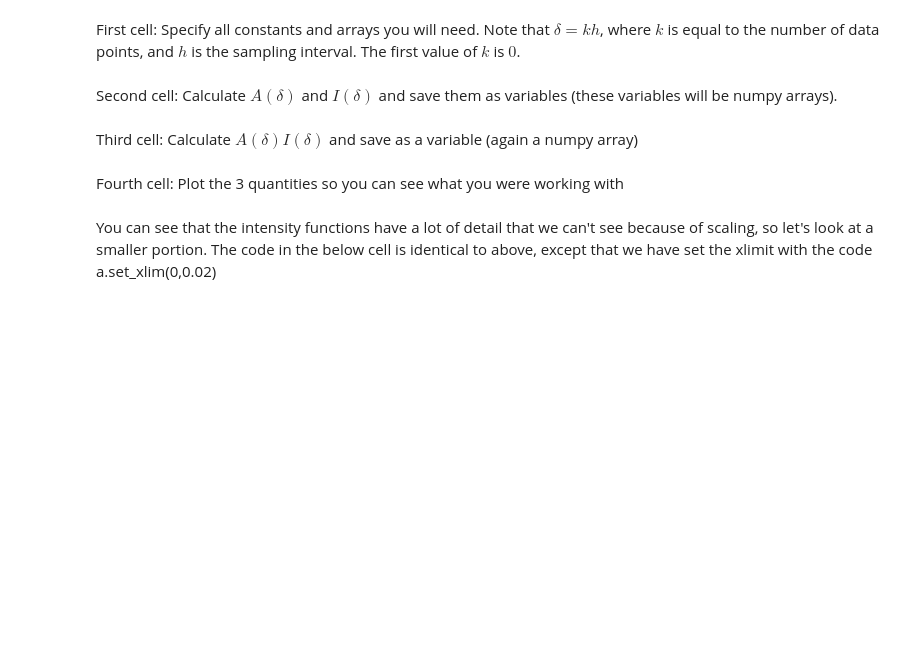
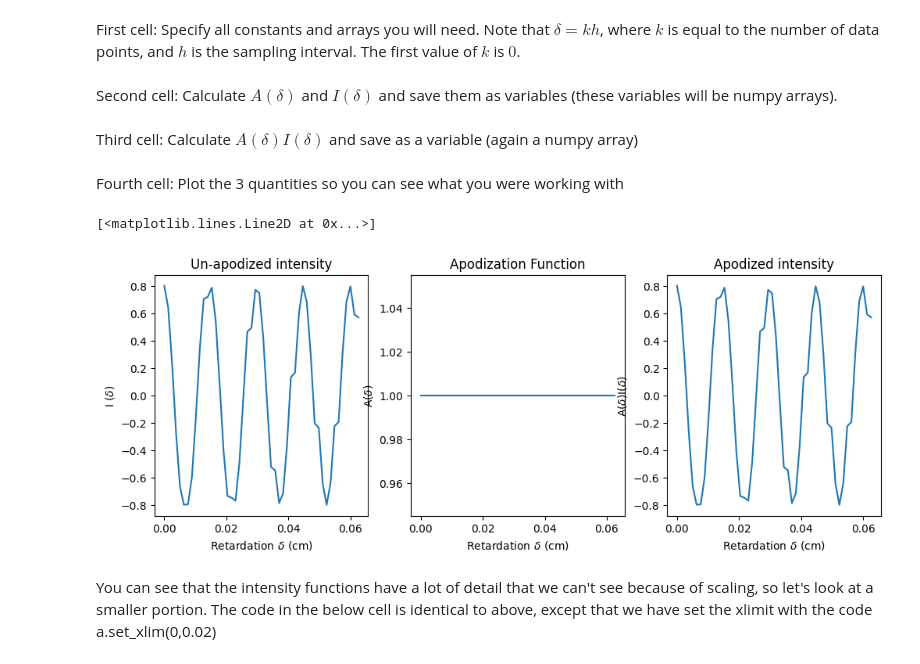
Before and after one commit to AngleKit/HomeworkPython, a Jupyter notebook: Day5_Final.ipynb, the cells around one changed output. Drawn from its saved outputs; the diff is of its cells as text; code cells hidden in the pictures; blank space fills up the shorter version.

```diff
--- a/Day5_Final.ipynb
+++ b/Day5_Final.ipynb
@@ -136,9 +168,9 @@ First, let's discuss: what shape will the data have?
 First cell: Specify all constants and arrays you will need. Note that $\delta = kh$, where $k$ is equal to the number of data points, and $h$ is the sampling interval. The first value of $k$ is $0$.
 # %%
 # your code here
-h_cm =
-ks =
-deltas =
+h_cm = lambda_HeNe * 10**-7 #cm - Sample interval
+ks = np.linspace(0,989,dtype=int) # number of data points
+deltas = ks * h_cm
 B_1 = 0.8
 wavenumber = 1500 # inv cm
 Delta_max = (1/16) * ks[-1] # cm
@@ -149,20 +179,28 @@ Second cell: Calculate $A(\delta)$ and $I(\delta)$ and save them as variables (t
+# %%
+# your code here
+I_delta = B_1 * np.cos( 2* np.pi * wavenumber * deltas)
+A_delta = 0.5 * (1 + np.cos(np.pi* deltas/ks[-1]*h_cm)) # 0.5 * (1 + np.cos(np.pi * deltas / (ks[-1]*h_cm)))
 # %% [markdown]
 Third cell: Calculate $A(\delta)I(\delta)$ and save as a variable (again a numpy array)
 # %%
 # your code here
+apodized = A_delta * I_delta
 # %% [markdown]
 Fourth cell: Plot the 3 quantities so you can see what you were working with
 # %%
 fig, ax = plt.subplots(1,3,figsize=(12,4))
 for a in ax:
   a.set_xlabel('Retardation $\\delta$ (cm)')
 ax[0].set_ylabel('I ($\\delta$)'); ax[1].set_ylabel('A($\\delta$)'); ax[2].set_ylabel('A($\\delta$)I($\\delta$)')
 ax[0].set_title('Un-apodized intensity'); ax[1].set_title('Apodization Function'); ax[2].set_title('Apodized intensity')
 
 # your code here
-# ax[0].plot(x,y)
-# ax[1].plot(x,y)
-# ax[2].plot(x,y)
+ax[0].plot(deltas,I_delta)
+ax[1].plot(deltas,A_delta)
+ax[2].plot(deltas,apodized)
+# %% [output]
+[<matplotlib.lines.Line2D at 0x...>]
+[figure, added]
 # %% [markdown]
 You can see that the intensity functions have a lot of detail that we can't see because of scaling, so let's look at a smaller portion. The code in the below cell is identical to above, except that we have set the xlimit with the code
 a.set_xlim(0,0.02)
```
Also changed, not shown: parts of 15 cells of this notebook.
